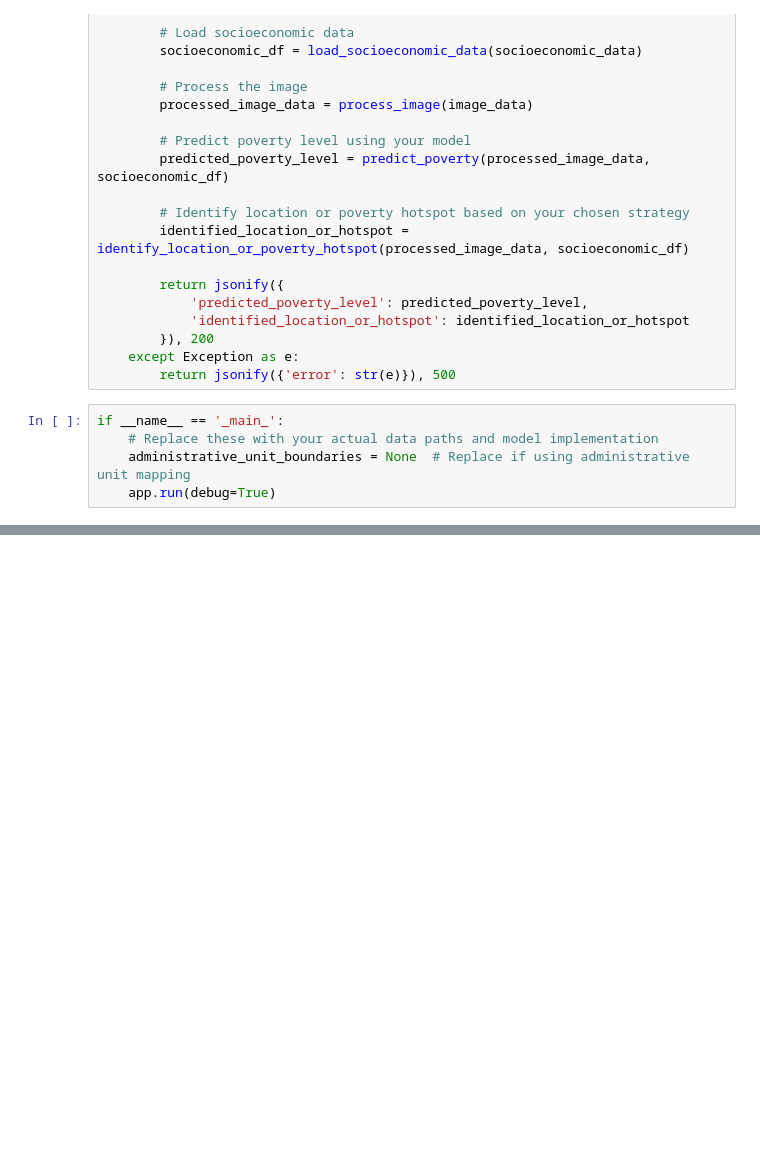
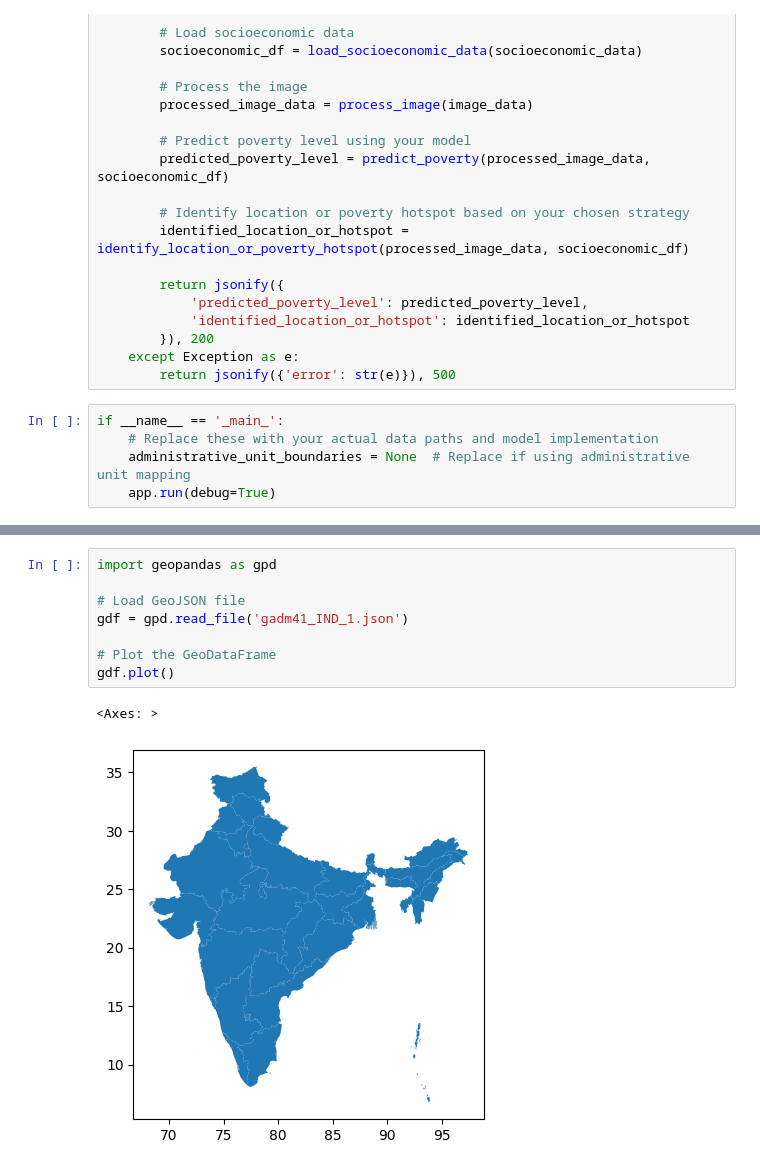
Before and after one commit to Priya-M25/Oofy-hack, a Jupyter notebook: hackofest.ipynb, the cells around one changed output, grey strips where cells are left out. Cells and saved outputs as stored; diff of their text form; blank space fills up the shorter version.

Commit message:
Final commit - Image plotted

```diff
--- a/hackofest.ipynb
+++ b/hackofest.ipynb
@@ -82,0 +279,11 @@ if __name__ == '_main_':
+# %%
+import geopandas as gpd
+
+# Load GeoJSON file
+gdf = gpd.read_file('gadm41_IND_1.json')
+
+# Plot the GeoDataFrame
+gdf.plot()
+# %% [output]
+<Axes: >
+[figure, added]
```
Also changed, not shown: parts of 14 cells of this notebook.
